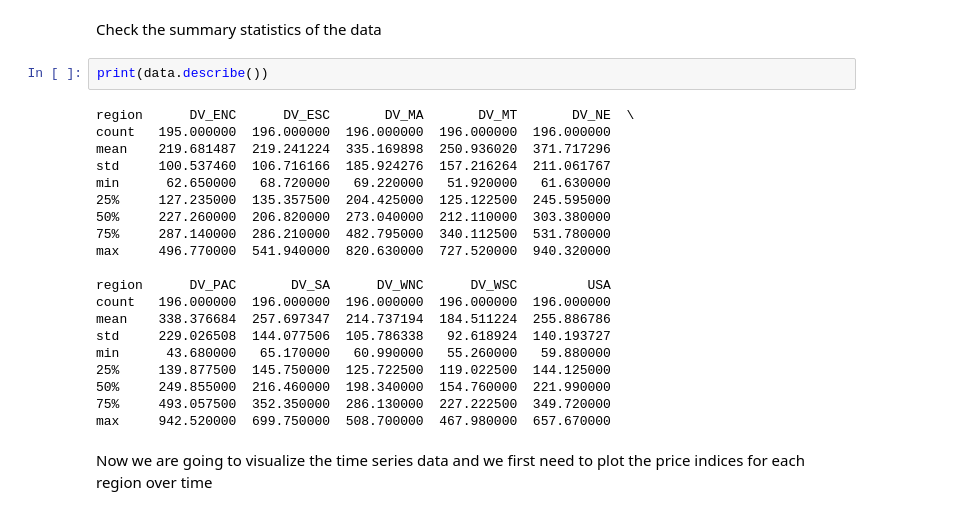
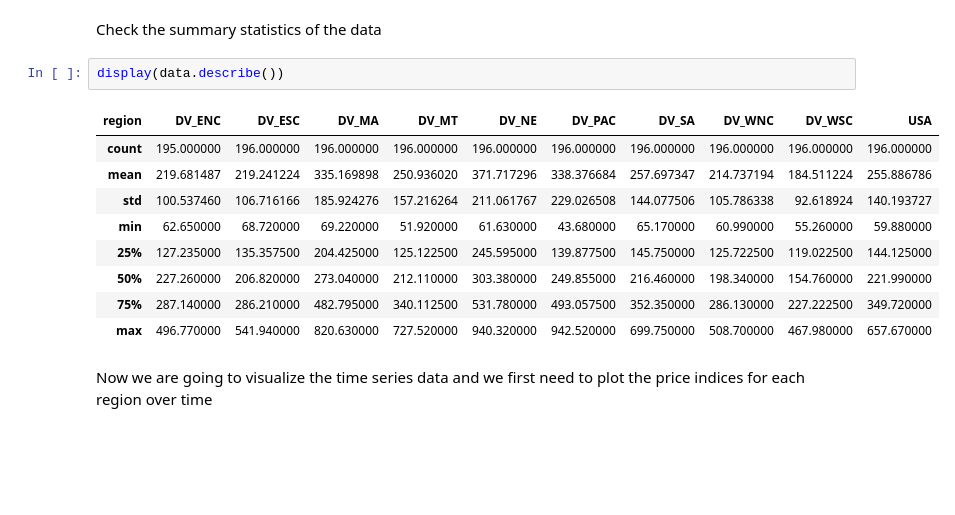
Before and after one commit to inigocapinpin/capinpin, a Jupyter notebook: finaltutorialhousingcrisis (4).ipynb, the cells around one changed output. Cells and saved outputs as stored; diff of their text form; blank space fills up the shorter version.

```diff
--- a/finaltutorialhousingcrisis.ipynb
+++ b/finaltutorialhousingcrisis (4).ipynb
@@ -140,27 +165,17 @@ After preprocessing the data, we will conduct an exploratory analysis to uncover
 # %% [markdown]
 Check the summary statistics of the data
 # %%
-print(data.describe())
+display(data.describe())
 # %% [output]
-region      DV_ENC      DV_ESC       DV_MA       DV_MT       DV_NE  \
-count   195.000000  196.000000  196.000000  196.000000  196.000000
-mean    219.681487  219.241224  335.169898  250.936020  371.717296
-std     100.537460  106.716166  185.924276  157.216264  211.061767
-min      62.650000   68.720000   69.220000   51.920000   61.630000
-25%     127.235000  135.357500  204.425000  125.122500  245.595000
-50%     227.260000  206.820000  273.040000  212.110000  303.380000
-75%     287.140000  286.210000  482.795000  340.112500  531.780000
-max     496.770000  541.940000  820.630000  727.520000  940.320000
-
-region      DV_PAC       DV_SA      DV_WNC      DV_WSC         USA
-count   196.000000  196.000000  196.000000  196.000000  196.000000
-mean    338.376684  257.697347  214.737194  184.511224  255.886786
-std     229.026508  144.077506  105.786338   92.618924  140.193727
-min      43.680000   65.170000   60.990000   55.260000   59.880000
-25%     139.877500  145.750000  125.722500  119.022500  144.125000
-50%     249.855000  216.460000  198.340000  154.760000  221.990000
-75%     493.057500  352.350000  286.130000  227.222500  349.720000
-max     942.520000  699.750000  508.700000  467.980000  657.670000
+| region | DV_ENC | DV_ESC | DV_MA | DV_MT | DV_NE | DV_PAC | DV_SA | DV_WNC | DV_WSC | USA |
+| count | 195.000000 | 196.000000 | 196.000000 | 196.000000 | 196.000000 | 196.000000 | 196.000000 | 196.000000 | 196.000000 | 196.000000 |
+| mean | 219.681487 | 219.241224 | 335.169898 | 250.936020 | 371.717296 | 338.376684 | 257.697347 | 214.737194 | 184.511224 | 255.886786 |
+| std | 100.537460 | 106.716166 | 185.924276 | 157.216264 | 211.061767 | 229.026508 | 144.077506 | 105.786338 | 92.618924 | 140.193727 |
+| min | 62.650000 | 68.720000 | 69.220000 | 51.920000 | 61.630000 | 43.680000 | 65.170000 | 60.990000 | 55.260000 | 59.880000 |
+| 25% | 127.235000 | 135.357500 | 204.425000 | 125.122500 | 245.595000 | 139.877500 | 145.750000 | 125.722500 | 119.022500 | 144.125000 |
+| 50% | 227.260000 | 206.820000 | 273.040000 | 212.110000 | 303.380000 | 249.855000 | 216.460000 | 198.340000 | 154.760000 | 221.990000 |
+| 75% | 287.140000 | 286.210000 | 482.795000 | 340.112500 | 531.780000 | 493.057500 | 352.350000 | 286.130000 | 227.222500 | 349.720000 |
+| max | 496.770000 | 541.940000 | 820.630000 | 727.520000 | 940.320000 | 942.520000 | 699.750000 | 508.700000 | 467.980000 | 657.670000 |
 # %% [markdown]
 Now we are going to visualize the time series data and we first need to plot the price indices for each region over time
 # %%
```
Also changed, not shown: parts of 30 cells of this notebook, 1 other file.
